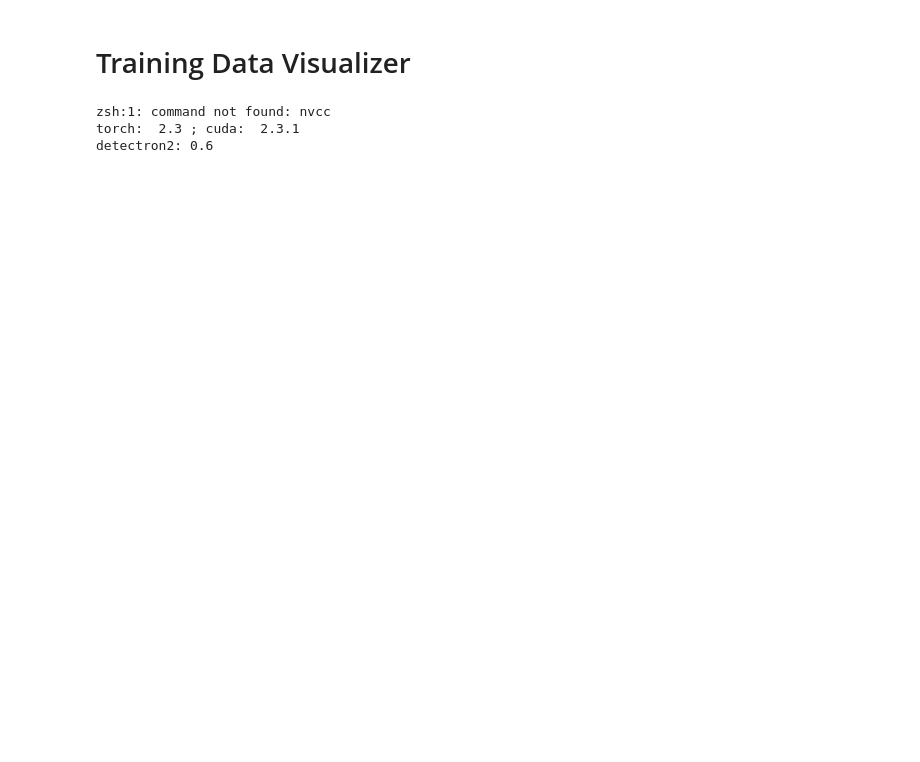
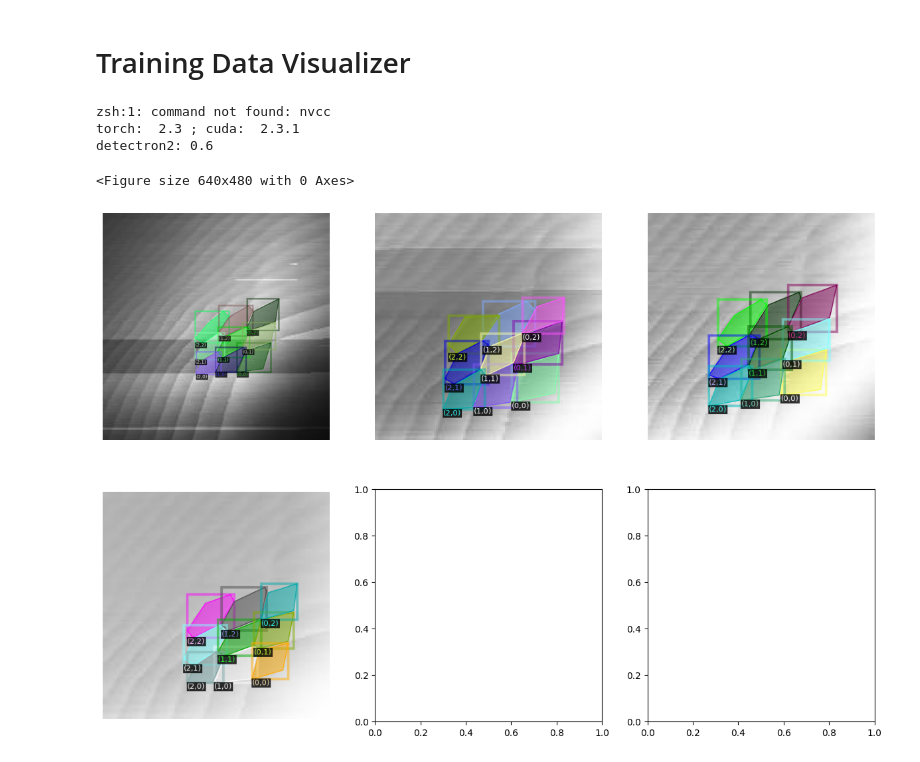
Before and after one commit to mainCSG/custom-image-segmentation, a Jupyter notebook: custom_image_segmentation/examples/charge_configuration/notebooks/view_training_data.ipynb, the cells around one changed output. Drawn from its saved outputs; the diff is of its cells as text; code cells hidden in the pictures; blank space fills up the shorter version.

Commit message:
further improved custom annotations

```diff
--- a/custom_image_segmentation/examples/charge_configuration/notebooks/view_training_data.ipynb
+++ b/custom_image_segmentation/examples/charge_configuration/notebooks/view_training_data.ipynb
@@ -76,9 +76,15 @@ def construct_dataset_dict(dataset_dir: str, class_dict: dict) -> dict:
         record["file_name"] = os.path.join(dataset_dir, image["filename"])
         record["image_id"] = idx
 
+        # if "exp" not in record["file_name"]:
+            #  continue
+
         annotations = image["regions"]
 
         objects = []
+
+        if isinstance(annotations, list): # custom JSONs are in list format need to make them the same
+            annotations = dict(enumerate(annotations))
 
         for _, annotation in annotations.items():
 
@@ -86,10 +92,6 @@ def construct_dataset_dict(dataset_dir: str, class_dict: dict) -> dict:
             shape_attr = annotation["shape_attributes"]
             px = shape_attr["all_points_x"]
             py = shape_attr["all_points_y"]
-
-            # Filters some weird artifact
-            if len(px) >= 100 or len(py) >= 100:
-                 continue
 
             polygon_coords = [(x, y) for x, y in zip(px, py)]
             polygon = [p for x in polygon_coords for p in x]
@@ -120,31 +122,34 @@ for d in ["train", "val"]:
     MetadataCatalog.get(d).set(thing_classes=list(info["classes"].keys()))
 
 csd_train_metadata = MetadataCatalog.get("train")
 csd_val_metadata = MetadataCatalog.get("val")
 
 # WHICH TO CHECK?
 dataset_to_check = "train"
 
 dataset_dir = TRAIN_DIR if dataset_to_check == "train" else VAL_DIR
 
 dataset_dicts = construct_dataset_dict(TRAIN_DIR, info["classes"])
 
-num_of_display_images = 3
+num_of_display_images = 4
 
 num_cols = min(3, num_of_display_images)  # Maximum of 3 columns
 num_rows = int(np.ceil(num_of_display_images / num_cols))
 
 plt.figure(layout='tight')
 fig, axs = plt.subplots(num_rows, num_cols, figsize=(15, 5 * num_rows))
 
 for i, d in enumerate(random.sample(dataset_dicts, num_of_display_images)):
     img = cv2.imread(d["file_name"])
     visualizer = Visualizer(img[:, :, ::-1], metadata=csd_train_metadata, scale=3)
     out = visualizer.draw_dataset_dict(d)
     if num_rows > 1:
         ax = axs[i // num_cols, i % num_cols]
     else:
         ax = axs[i % num_cols]
     ax.imshow(out.get_image()[:, :, ::-1])
     ax.axis("off")
 plt.show()
+# %% [output]
+<Figure size 640x480 with 0 Axes>
+[figure, added]
```
Also changed, not shown: parts of 1 cell of this notebook, 8 other files.
